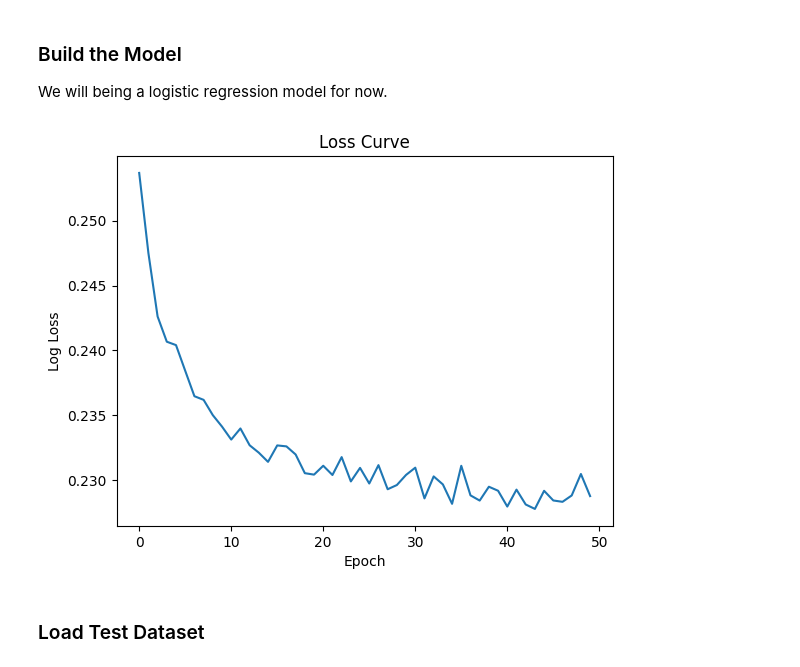
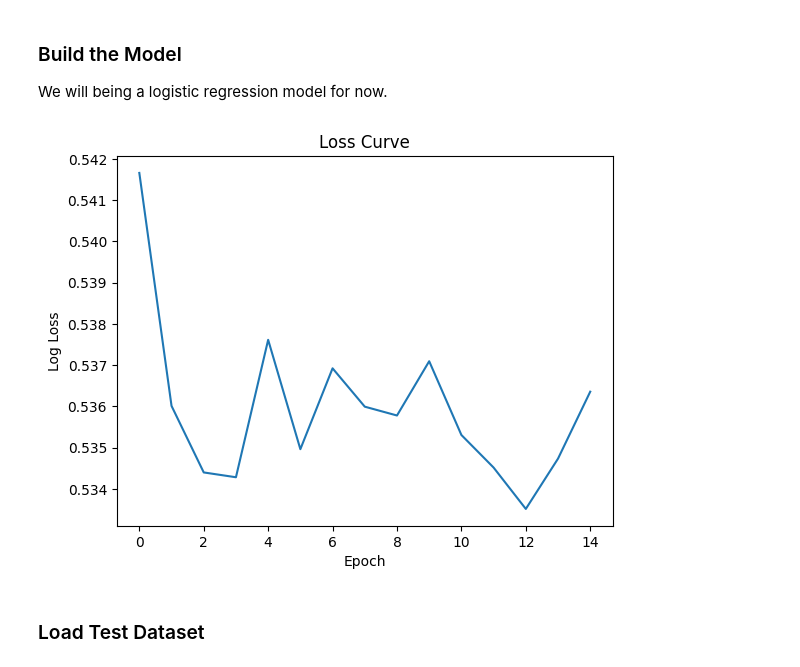
Before and after one commit to Deeeeelan/Deepfake-Audio-Detector, a Jupyter notebook: notebooks/model_training.ipynb, the cells around one changed output. Saved outputs shown, nothing was run; the diff lists cells and outputs as text; code cells hidden in the pictures.

```diff
--- a/notebooks/model_training.ipynb
+++ b/notebooks/model_training.ipynb
@@ -61,37 +61,40 @@ scaled_featues = scaler.transform(features)
 ### Build the Model
 We will being a logistic regression model for now.
 # %%
-n_epoch = 50
+n_epoch = 15
 
 model = sklearn.linear_model.SGDClassifier(
     loss="log_loss",
     random_state=42,
-    max_iter=100,
+    max_iter=250,
     warm_start=True,
     shuffle=False,
     class_weight="balanced",
     learning_rate="constant",
-    eta0=0.0001
+    eta0=0.0001,
+    penalty='l2',
+    alpha=1,
+    early_stopping=True
     )
 
 loss_hist = []
 
 for epoch in range(n_epoch):
     i = np.arange(len(scaled_featues))
     random.shuffle(i) # Shuffles dataset every epoch
     features_shuffed = scaled_featues[i]
     labels_shuffed = labels[i]
     model.fit(features_shuffed, labels_shuffed)
     loss = sklearn.metrics.log_loss(labels_shuffed, model.predict_proba(features_shuffed))
     loss_hist.append(loss)
 
 plt.plot(loss_hist)
 plt.title('Loss Curve')
 plt.xlabel('Epoch')
 plt.ylabel('Log Loss')
 plt.show()
 # %% [output]
-[figure, old version]
+[figure, new version]
 # %% [markdown]
 ### Load Test Dataset
 # %%
```
Also changed, not shown: parts of 2 cells of this notebook.
